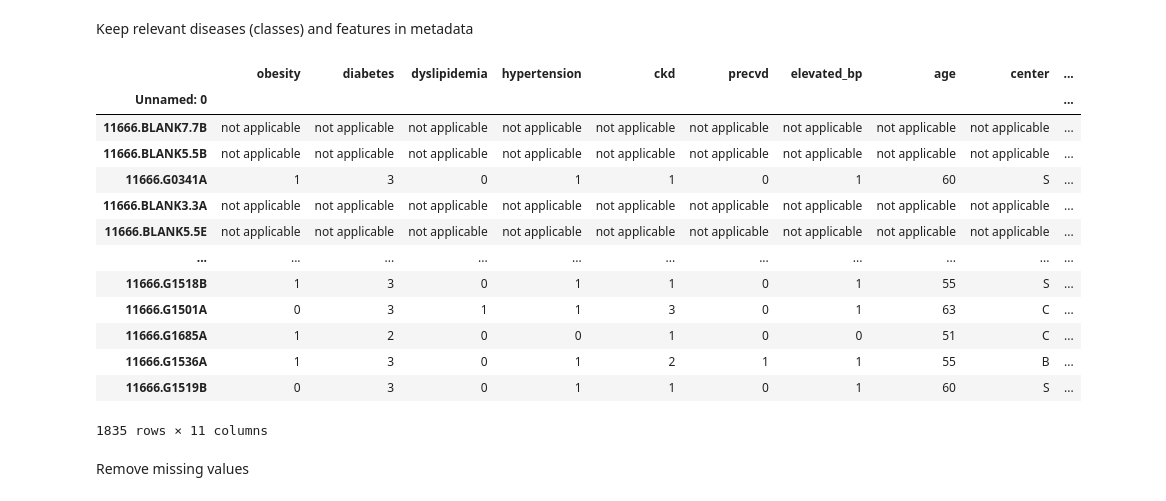
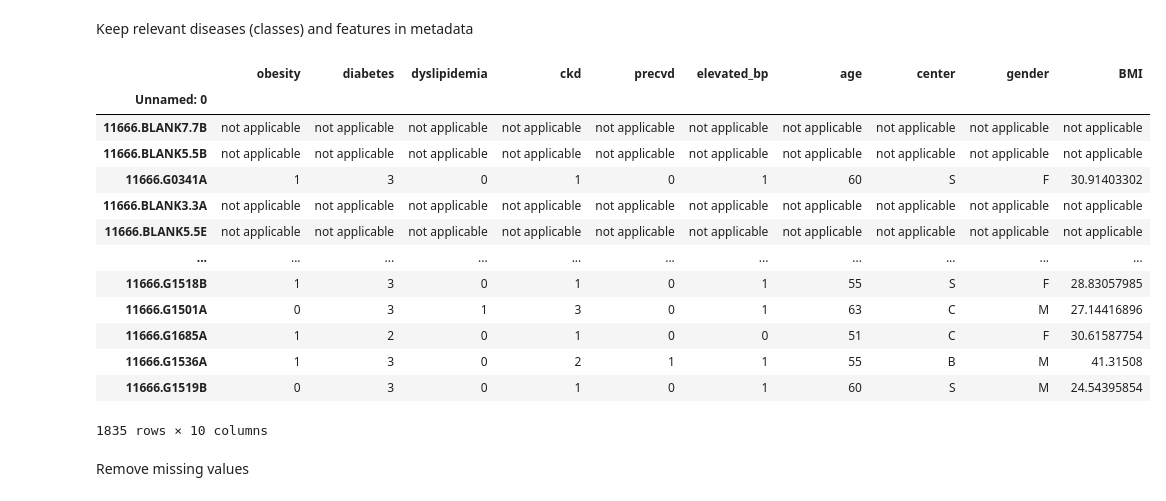
Before and after one commit to Amandoj/DSC180-Q2-Project, a Jupyter notebook: emerson_dev.ipynb, the cells around one changed output. Drawn from its saved outputs; the diff is of its cells as text; code cells hidden in the pictures.

```diff
--- a/emerson_dev.ipynb
+++ b/emerson_dev.ipynb
@@ -59,40 +59,40 @@ Keep relevant diseases (classes) and features in metadata
 # %%
 diseases_cols = {
     'abdominal_obesity_ncep_v2': 'obesity',
     'diabetes2_v2': 'diabetes',
     'dyslipidemia_v2': 'dyslipidemia',
-    'hypertension2_v2': 'hypertension',
+#     'hypertension2_v2': 'hypertension',
     'ckd_v2': 'ckd',
     'precvd_v2': 'precvd',
     'elevated_bp_selfmeds_v2': 'elevated_bp',
 }
 
 other_feature_cols = {
     'age_v2': 'age',
     'center': 'center',
     'gender': 'gender',
     'host_body_mass_index': 'BMI'
 }
 
 subset_cols = diseases_cols | other_feature_cols
 
 metadata = raw_metadata[subset_cols.keys()].rename(columns=subset_cols)
 metadata
 # %% [output]
-|  | obesity | diabetes | dyslipidemia | hypertension | ckd | precvd | elevated_bp | age | center | ... |
-| Unnamed: 0 |  |  |  |  |  |  |  |  |  | ... |
-| 11666.BLANK7.7B | not applicable | not applicable | not applicable | not applicable | not applicable | not applicable | not applicable | not applicable | not applicable | ... |
-| 11666.BLANK5.5B | not applicable | not applicable | not applicable | not applicable | not applicable | not applicable | not applicable | not applicable | not applicable | ... |
-| 11666.G0341A | 1 | 3 | 0 | 1 | 1 | 0 | 1 | 60 | S | ... |
-| 11666.BLANK3.3A | not applicable | not applicable | not applicable | not applicable | not applicable | not applicable | not applicable | not applicable | not applicable | ... |
-| 11666.BLANK5.5E | not applicable | not applicable | not applicable | not applicable | not applicable | not applicable | not applicable | not applicable | not applicable | ... |
+|  | obesity | diabetes | dyslipidemia | ckd | precvd | elevated_bp | age | center | gender | BMI |
+| Unnamed: 0 |  |  |  |  |  |  |  |  |  |  |
+| 11666.BLANK7.7B | not applicable | not applicable | not applicable | not applicable | not applicable | not applicable | not applicable | not applicable | not applicable | not applicable |
+| 11666.BLANK5.5B | not applicable | not applicable | not applicable | not applicable | not applicable | not applicable | not applicable | not applicable | not applicable | not applicable |
+| 11666.G0341A | 1 | 3 | 0 | 1 | 0 | 1 | 60 | S | F | 30.91403302 |
+| 11666.BLANK3.3A | not applicable | not applicable | not applicable | not applicable | not applicable | not applicable | not applicable | not applicable | not applicable | not applicable |
+| 11666.BLANK5.5E | not applicable | not applicable | not applicable | not applicable | not applicable | not applicable | not applicable | not applicable | not applicable | not applicable |
 | ... | ... | ... | ... | ... | ... | ... | ... | ... | ... | ... |
-| 11666.G1518B | 1 | 3 | 0 | 1 | 1 | 0 | 1 | 55 | S | ... |
-| 11666.G1501A | 0 | 3 | 1 | 1 | 3 | 0 | 1 | 63 | C | ... |
-| 11666.G1685A | 1 | 2 | 0 | 0 | 1 | 0 | 0 | 51 | C | ... |
-| 11666.G1536A | 1 | 3 | 0 | 1 | 2 | 1 | 1 | 55 | B | ... |
-| 11666.G1519B | 0 | 3 | 0 | 1 | 1 | 0 | 1 | 60 | S | ... |
+| 11666.G1518B | 1 | 3 | 0 | 1 | 0 | 1 | 55 | S | F | 28.83057985 |
+| 11666.G1501A | 0 | 3 | 1 | 3 | 0 | 1 | 63 | C | M | 27.14416896 |
+| 11666.G1685A | 1 | 2 | 0 | 1 | 0 | 0 | 51 | C | F | 30.61587754 |
+| 11666.G1536A | 1 | 3 | 0 | 2 | 1 | 1 | 55 | B | M | 41.31508 |
+| 11666.G1519B | 0 | 3 | 0 | 1 | 0 | 1 | 60 | S | M | 24.54395854 |
-1835 rows × 11 columns
+1835 rows × 10 columns
 # %% [markdown]
 Remove missing values
 # %%
```
Also changed, not shown: parts of 26 cells of this notebook.
